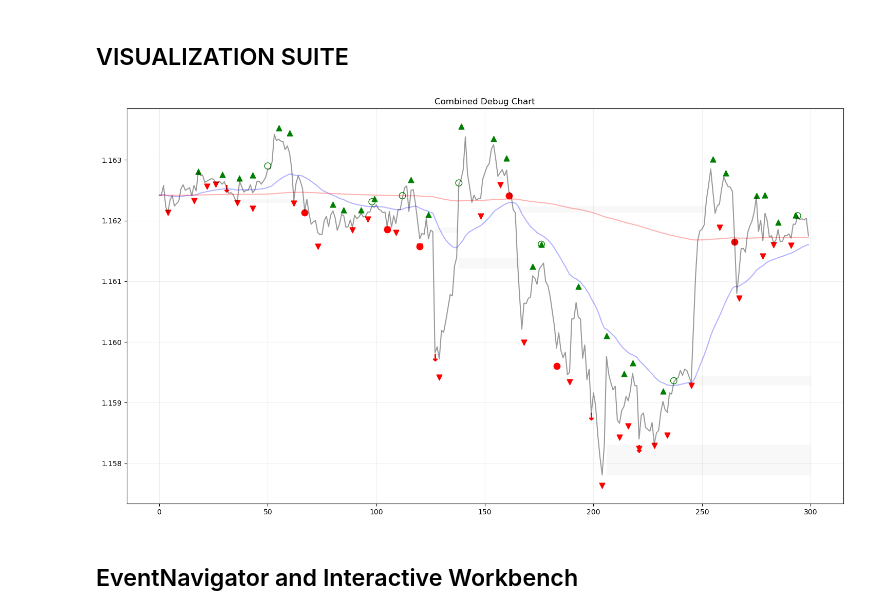
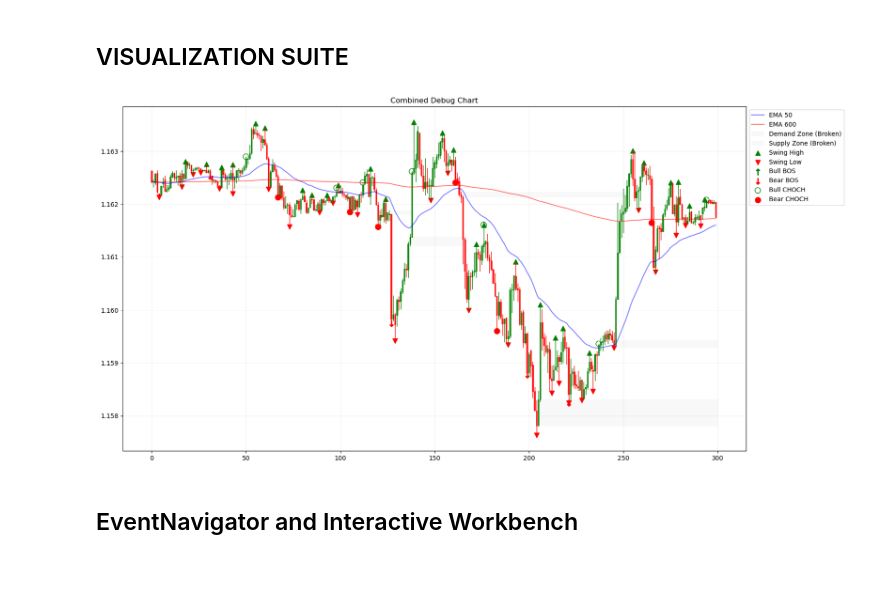
Before and after one commit to Mhosseinkarams/Forex_DNN, a Jupyter notebook: examples/research_workbench.ipynb, the cells around one changed output. Saved outputs shown, nothing was run; the diff lists cells and outputs as text; code cells hidden in the pictures; blank space fills up the shorter version.

Commit message:
update research_workbench charts

```diff
--- a/examples/research_workbench.ipynb
+++ b/examples/research_workbench.ipynb
@@ -269,13 +269,34 @@ Average Lifetime (Broken Zones): 207.71 bars
 # %% [markdown]
 ## VISUALIZATION SUITE
 # %%
+def plot_candles(ax, df):
+    # Candle body width
+    width = 0.6
+    # Colors
+    up_color = 'green'
+    down_color = 'red'
+
+    for idx, row in df.iterrows():
+        color = up_color if row['Close'] >= row['Open'] else down_color
+
+        # Wick
+        ax.plot([idx, idx], [row['Low'], row['High']], color=color, linewidth=1)
+
+        # Body
+        body_bottom = min(row['Open'], row['Close'])
+        body_height = abs(row['Open'] - row['Close'])
+        if body_height == 0: body_height = 0.00001 # Visual minimum
+
+        rect = patches.Rectangle((idx - width/2, body_bottom), width, body_height, facecolor=color, edgecolor=color, alpha=0.8)
+        ax.add_patch(rect)
+
 def plot_market_structure(df, start_idx=0, end_idx=500, title="Market Structure Validation"):
     subset = df.iloc[start_idx:end_idx].copy()
 
     fig, ax = plt.subplots(figsize=(15, 8))
 
-    # Price
-    ax.plot(subset.index, subset['Close'], color='black', alpha=0.3, label='Price')
+    # Candle Chart
+    plot_candles(ax, subset)
 
     # EMAs
     if 'ema_50' in subset.columns:
@@ -310,7 +331,10 @@ def plot_market_structure(df, start_idx=0, end_idx=500, title="Market Structure
     ax.set_title(title)
     ax.set_xlabel("Bar Index")
     ax.set_ylabel("Price")
-    ax.legend(loc='upper left', bbox_to_anchor=(1, 1))
+    # Deduplicate legend
+    handles, labels = ax.get_legend_handles_labels()
+    by_label = dict(zip(labels, handles))
+    ax.legend(by_label.values(), by_label.keys(), loc='upper left', bbox_to_anchor=(1, 1))
     ax.grid(True, alpha=0.3)
     plt.tight_layout()
     plt.show()
@@ -319,7 +343,7 @@ def plot_supply_demand(df, start_idx=0, end_idx=500, title="Supply & Demand Vali
     subset = df.iloc[start_idx:end_idx].copy()
     fig, ax = plt.subplots(figsize=(15, 8))
 
-    ax.plot(subset.index, subset['Close'], color='black', alpha=0.5)
+    plot_candles(ax, subset)
 
     # Filter zones that were active or relevant during this window
     relevant_zones = [z for z in sde.zones if z.created_idx < end_idx and (not z.broken or z.broken_idx >= start_idx)]
@@ -327,65 +351,77 @@ def plot_supply_demand(df, start_idx=0, end_idx=500, title="Supply & Demand Vali
     for z in relevant_zones:
         color = 'red' if z.type == 'Supply' else 'blue'
         alpha = 0.2
+        label = f"{z.type} Zone"
         if z.broken:
             color = 'gray'
             alpha = 0.1
+            label += " (Broken)"
         elif not z.freshness:
             alpha = 0.3 # Mitigated but not broken
+            label += " (Mitigated)"
 
         draw_start = max(start_idx, z.created_idx)
         draw_end = min(end_idx, z.broken_idx if z.broken else end_idx)
 
         rect = patches.Rectangle((draw_start, z.lower), draw_end - draw_start, z.upper - z.lower,
-                                 linewidth=1, edgecolor=color, facecolor=color, alpha=alpha)
+                                 linewidth=1, edgecolor=color, facecolor=color, alpha=alpha, label=label)
         ax.add_patch(rect)
 
     ax.set_title(title)
     ax.set_xlabel("Bar Index")
     ax.set_ylabel("Price")
+    # Deduplicate legend
+    handles, labels = ax.get_legend_handles_labels()
+    by_label = dict(zip(labels, handles))
+    ax.legend(by_label.values(), by_label.keys(), loc='upper left', bbox_to_anchor=(1, 1))
     ax.grid(True, alpha=0.3)
     plt.show()
 
 def plot_combined(df, start_idx=0, end_idx=500, title="Combined Debug Chart"):
     subset = df.iloc[start_idx:end_idx].copy()
     fig, ax = plt.subplots(figsize=(18, 10))
 
-    # 1. Price and EMAs
-    ax.plot(subset.index, subset['Close'], color='black', alpha=0.4)
-    if 'ema_50' in subset.columns: ax.plot(subset.index, subset['ema_50'], color='blue', alpha=0.3)
-    if 'ema_600' in subset.columns: ax.plot(subset.index, subset['ema_600'], color='red', alpha=0.3)
+    # 1. Price (Candles) and EMAs
+    plot_candles(ax, subset)
+    if 'ema_50' in subset.columns: ax.plot(subset.index, subset['ema_50'], color='blue', alpha=0.5, label='EMA 50')
+    if 'ema_600' in subset.columns: ax.plot(subset.index, subset['ema_600'], color='red', alpha=0.5, label='EMA 600')
 
     # 2. Zones
     relevant_zones = [z for z in sde.zones if z.created_idx < end_idx and (not z.broken or z.broken_idx >= start_idx)]
     for z in relevant_zones:
         color = 'red' if z.type == 'Supply' else 'blue'
         alpha = 0.15
-        if z.broken: color = 'gray'; alpha = 0.05
+        label = f"{z.type} Zone"
+        if z.broken: color = 'gray'; alpha = 0.05; label += " (Broken)"
         draw_start = max(start_idx, z.created_idx)
         draw_end = min(end_idx, z.broken_idx if z.broken else end_idx)
-        rect = patches.Rectangle((draw_start, z.lower), draw_end - draw_start, z.upper - z.lower, facecolor=color, alpha=alpha)
+        rect = patches.Rectangle((draw_start, z.lower), draw_end - draw_start, z.upper - z.lower, facecolor=color, alpha=alpha, label=label)
         ax.add_patch(rect)
 
     # 3. Market Structure
     swings = [s for s in mse.swings if start_idx <= s.index < end_idx]
-    ax.scatter([s.index for s in swings if s.type == 'High'], [s.price for s in swings if s.type == 'High'], marker='^', color='green', s=60)
-    ax.scatter([s.index for s in swings if s.type == 'Low'], [s.price for s in swings if s.type == 'Low'], marker='v', color='red', s=60)
+    ax.scatter([s.index for s in swings if s.type == 'High'], [s.price for s in swings if s.type == 'High'], marker='^', color='green', s=60, label='Swing High')
+    ax.scatter([s.index for s in swings if s.type == 'Low'], [s.price for s in swings if s.type == 'Low'], marker='v', color='red', s=60, label='Swing Low')
 
     bos = [b for b in mse.bos_list if start_idx <= b.index < end_idx]
-    ax.scatter([b.index for b in bos if b.direction == 1], [subset.loc[b.index, 'High'] for b in bos if b.direction == 1], marker='$\\uparrow$', color='green', s=100)
-    ax.scatter([b.index for b in bos if b.direction == -1], [subset.loc[b.index, 'Low'] for b in bos if b.direction == -1], marker='$\\downarrow$', color='red', s=100)
+    ax.scatter([b.index for b in bos if b.direction == 1], [subset.loc[b.index, 'High'] for b in bos if b.direction == 1], marker='$\\uparrow$', color='green', s=100, label='Bull BOS')
+    ax.scatter([b.index for b in bos if b.direction == -1], [subset.loc[b.index, 'Low'] for b in bos if b.direction == -1], marker='$\\downarrow$', color='red', s=100, label='Bear BOS')
 
     chochs = [c for c in mse.choch_list if start_idx <= c.index < end_idx]
-    ax.scatter([c.index for c in chochs if c.new_trend == 1], [subset.loc[c.index, 'High'] for c in chochs if c.new_trend == 1], marker='o', color='green', s=80, facecolors='none')
-    ax.scatter([c.index for c in chochs if c.new_trend == -1], [subset.loc[c.index, 'Low'] for c in chochs if c.new_trend == -1], marker='o', color='red', s=80)
+    ax.scatter([c.index for c in chochs if c.new_trend == 1], [subset.loc[c.index, 'High'] for c in chochs if c.new_trend == 1], marker='o', color='green', s=80, facecolors='none', label='Bull CHOCH')
+    ax.scatter([c.index for c in chochs if c.new_trend == -1], [subset.loc[c.index, 'Low'] for c in chochs if c.new_trend == -1], marker='o', color='red', s=80, label='Bear CHOCH')
 
     ax.set_title(title)
+    # Deduplicate legend
+    handles, labels = ax.get_legend_handles_labels()
+    by_label = dict(zip(labels, handles))
+    ax.legend(by_label.values(), by_label.keys(), loc='upper left', bbox_to_anchor=(1, 1))
     ax.grid(True, alpha=0.2)
     plt.show()
 
 plot_combined(df_final, 0, WINDOW_SIZE)
 # %% [output]
-[figure, old version]
+[figure, new version]
 # %% [markdown]
 ## EventNavigator and Interactive Workbench
 # %%
```
Also changed, not shown: parts of 1 cell of this notebook, 2 other files.
